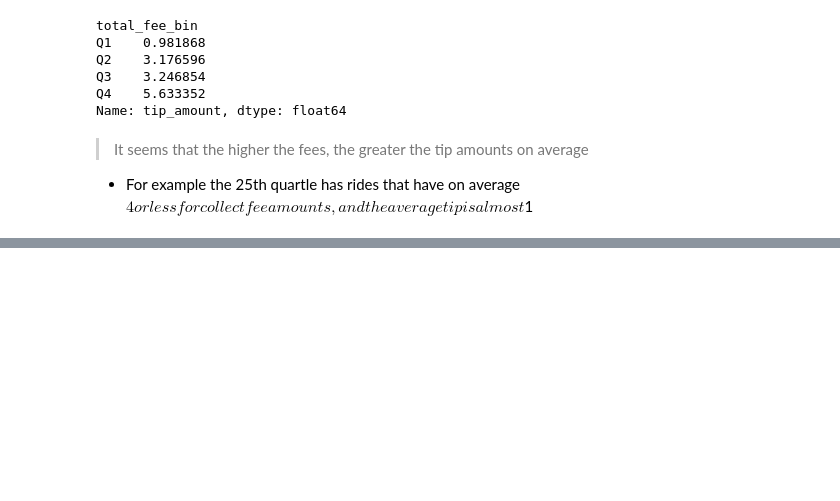
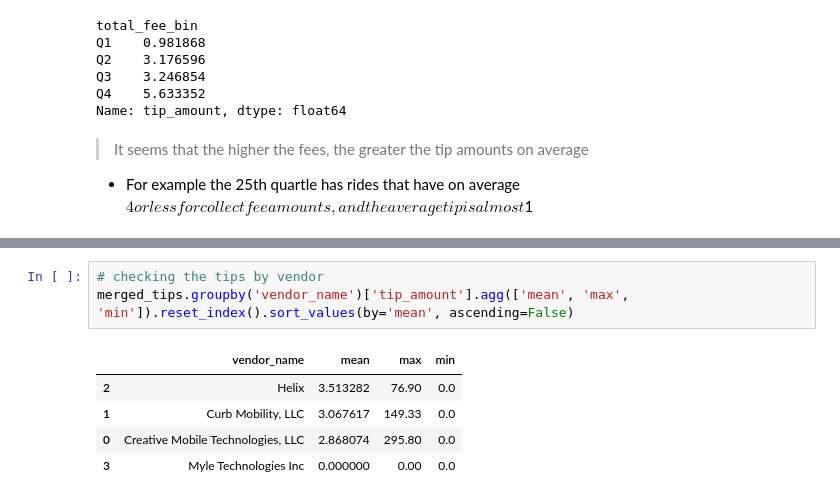
Before and after one commit to jjen1/nyc-taxis-trends, a Jupyter notebook: notebooks/yellow_taxis_eda.ipynb, the cells around one changed output, grey strips where cells are left out. Drawn from its saved outputs; the diff is of its cells as text; blank space fills up the shorter version.

```diff
--- a/notebooks/yellow_taxis_eda.ipynb
+++ b/notebooks/yellow_taxis_eda.ipynb
@@ -2018,0 +2041,9 @@ Name: tip_amount, dtype: float64
+# %%
+# checking the tips by vendor
+merged_tips.groupby('vendor_name')['tip_amount'].agg(['mean', 'max', 'min']).reset_index().sort_values(by='mean', ascending=False)
+# %% [output]
+|  | vendor_name | mean | max | min |
+| 2 | Helix | 3.513282 | 76.90 | 0.0 |
+| 1 | Curb Mobility, LLC | 3.067617 | 149.33 | 0.0 |
+| 0 | Creative Mobile Technologies, LLC | 2.868074 | 295.80 | 0.0 |
+| 3 | Myle Technologies Inc | 0.000000 | 0.00 | 0.0 |
```
Also changed, not shown: parts of 13 cells of this notebook.
